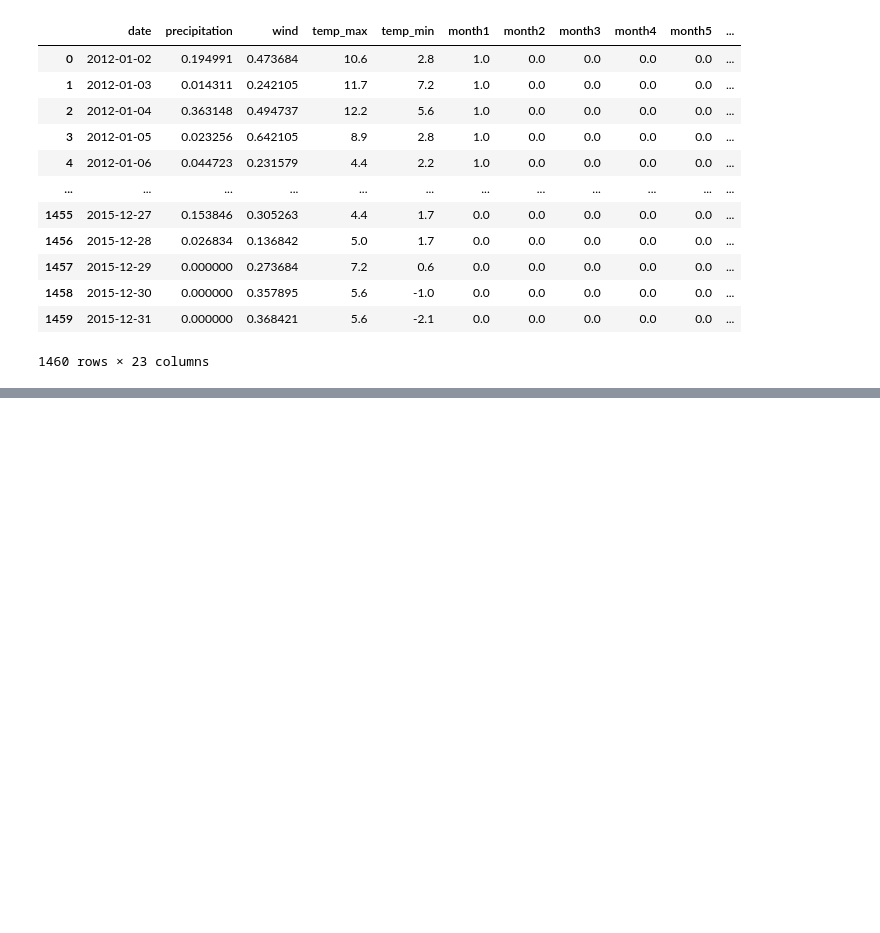
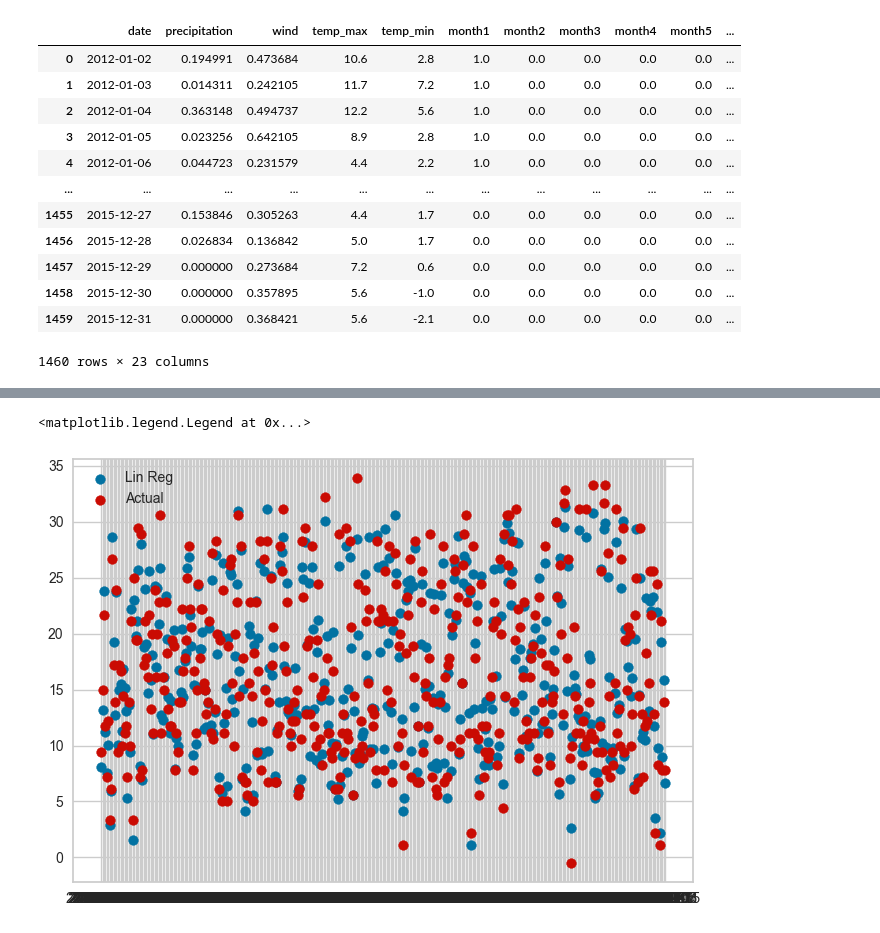
Before and after one commit to DSS3113/ApplyAI-Group-6, a Jupyter notebook: updated_lin_reg.ipynb, the cells around one changed output, grey strips where cells are left out. Drawn from its saved outputs; the diff is of its cells as text; code cells hidden in the pictures; blank space fills up the shorter version.

```diff
--- a/updated_lin_reg.ipynb
+++ b/updated_lin_reg.ipynb
@@ -138,0 +175,7 @@ MSE: 5.965669128108157
+# %%
+plt.scatter(X_test["date"], pred, label="Lin Reg", color="b")
+plt.scatter(X_test["date"], y_test.values, label="Actual", color="r")
+plt.legend()
+# %% [output]
+<matplotlib.legend.Legend at 0x...>
+[figure, added]
```
Also changed, not shown: parts of 13 cells of this notebook.
